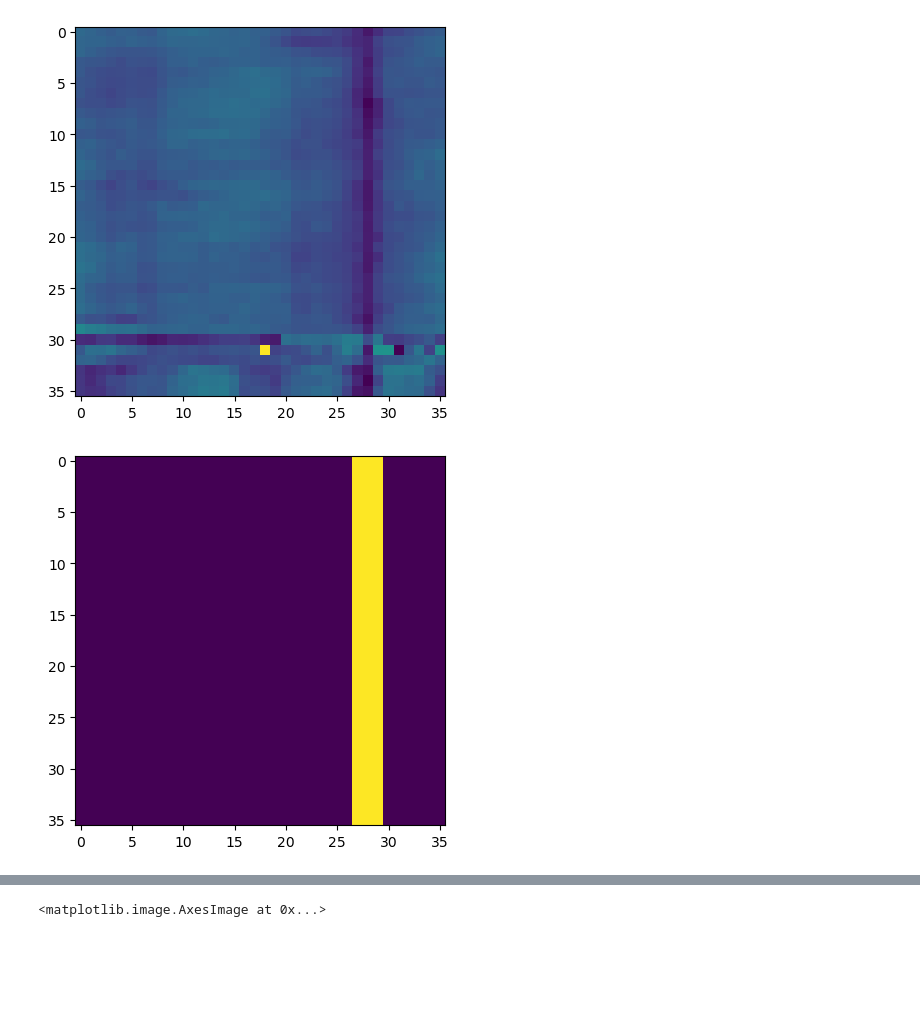
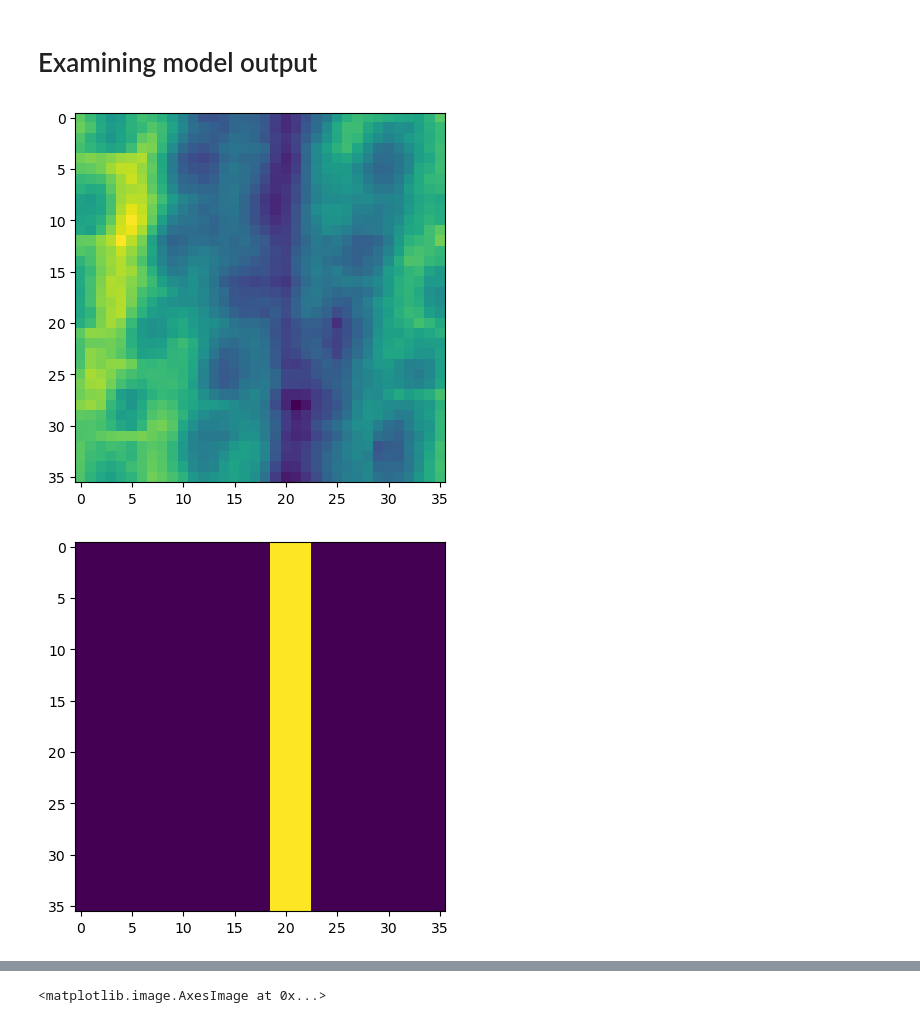
Before and after one commit to EllingtonKirby/Pipe-Corrosion-Detection, a Jupyter notebook: evaluation.ipynb, the cells around one changed output, grey strips where cells are left out. Drawn from its saved outputs; the diff is of its cells as text; code cells hidden in the pictures; blank space fills up the shorter version.

```diff
--- a/evaluation.ipynb
+++ b/evaluation.ipynb
@@ -51,7 +51,7 @@ import unet
 
 model = unet.UNet(n_channels=1, n_classes=1, n_steps=4)
 # model = baseline.Baseline()
-model.load_state_dict(torch.load('./checkpoints/unet/unet_15.pt', map_location=torch.device('cpu')))
+model.load_state_dict(torch.load('./checkpoints/unet/unet_16.pt', map_location=torch.device('cpu')))
 test_df = data_pipeline.build_test_dataframe(use_processed_images=False, limit_well_number=None)
 train_df = data_pipeline.build_dataframe(use_processed_images=False, limit_well_number=None)
 X_test, X_names, X_train, Y_train = data_pipeline.build_test_dataloaders(test_df, train_df, apply_scaling=True)
@@ -61,24 +61,20 @@ train_data = torch.nan_to_num(train_data)
 test_data = torch.from_numpy(np.vstack(test_df['data'].to_numpy()))
 test_data = torch.nan_to_num(test_data)
 outliers = ((test_data.min(dim=1, keepdim=True).values < -10) == True).flatten()
+# %% [markdown]
+# Examining model output
 # %%
-example = 1
+example = 10
 img = X_train[example].view(36, 36)
 plt.imshow(img)
 plt.show()
-out_1 = model(img.view(-1, 1, 36, 36)).reshape(36, 36)
-pred_1 = ((F.sigmoid(out_1) > .1)*1)
+out_1, _ = model(img.view(-1, 1, 36, 36))
+pred_1 = ((F.sigmoid(out_1.reshape(36, 36)) > .1)*1)
 plt.imshow(Y_train[example].view(36, 36))
 plt.show()
 
 plt.imshow(pred_1)
 plt.show()
-img_1 = morphology.binary_dilation(pred_1)
-plt.imshow(img_1)
-plt.show()
-img_1 = apply_crf(img, pred_1)
-plt.imshow(img_1)
-plt.show()
 # %% [output]
-[figure, old version]
+[figure, new version]
-[figure, old version]
+[figure, new version]
```
Also changed, not shown: parts of 4 cells of this notebook, 4 other files.
